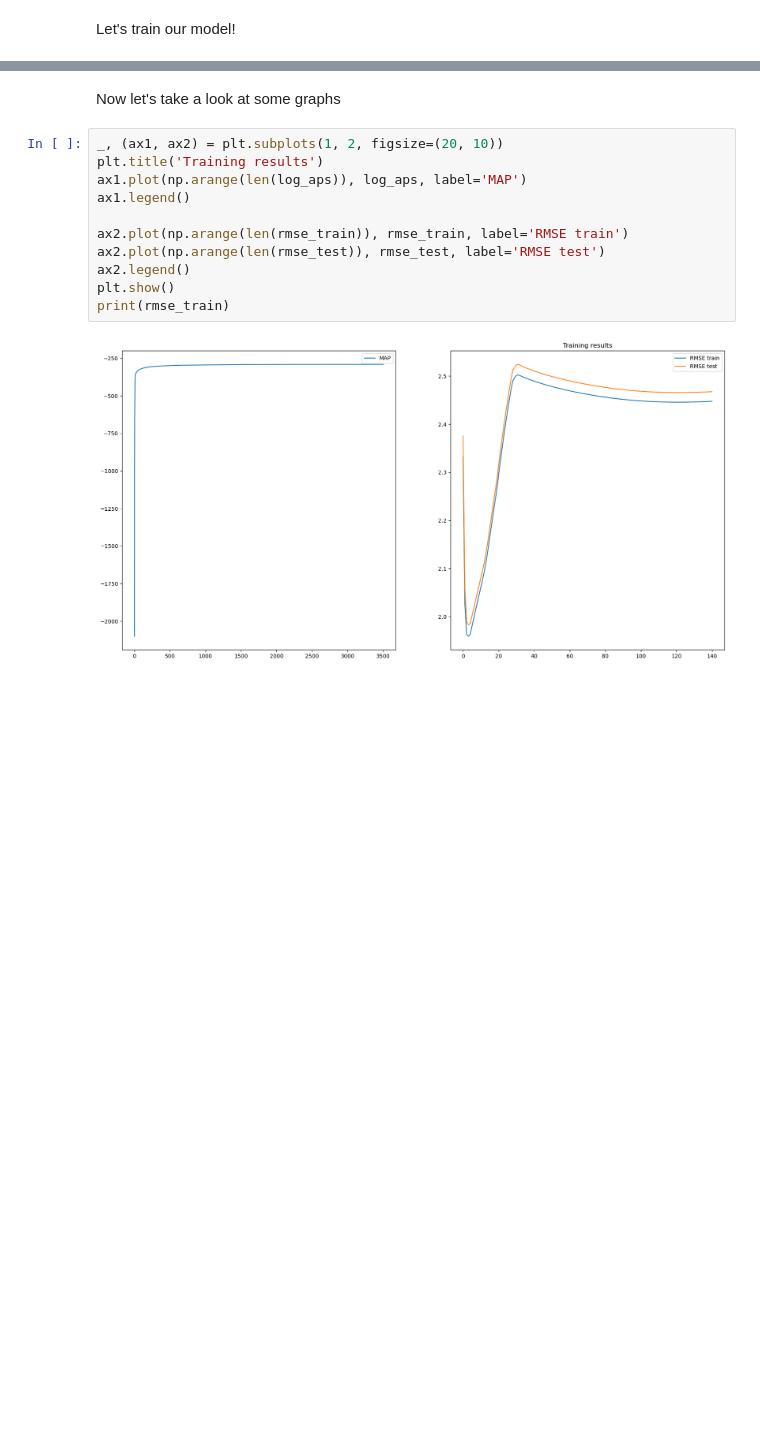
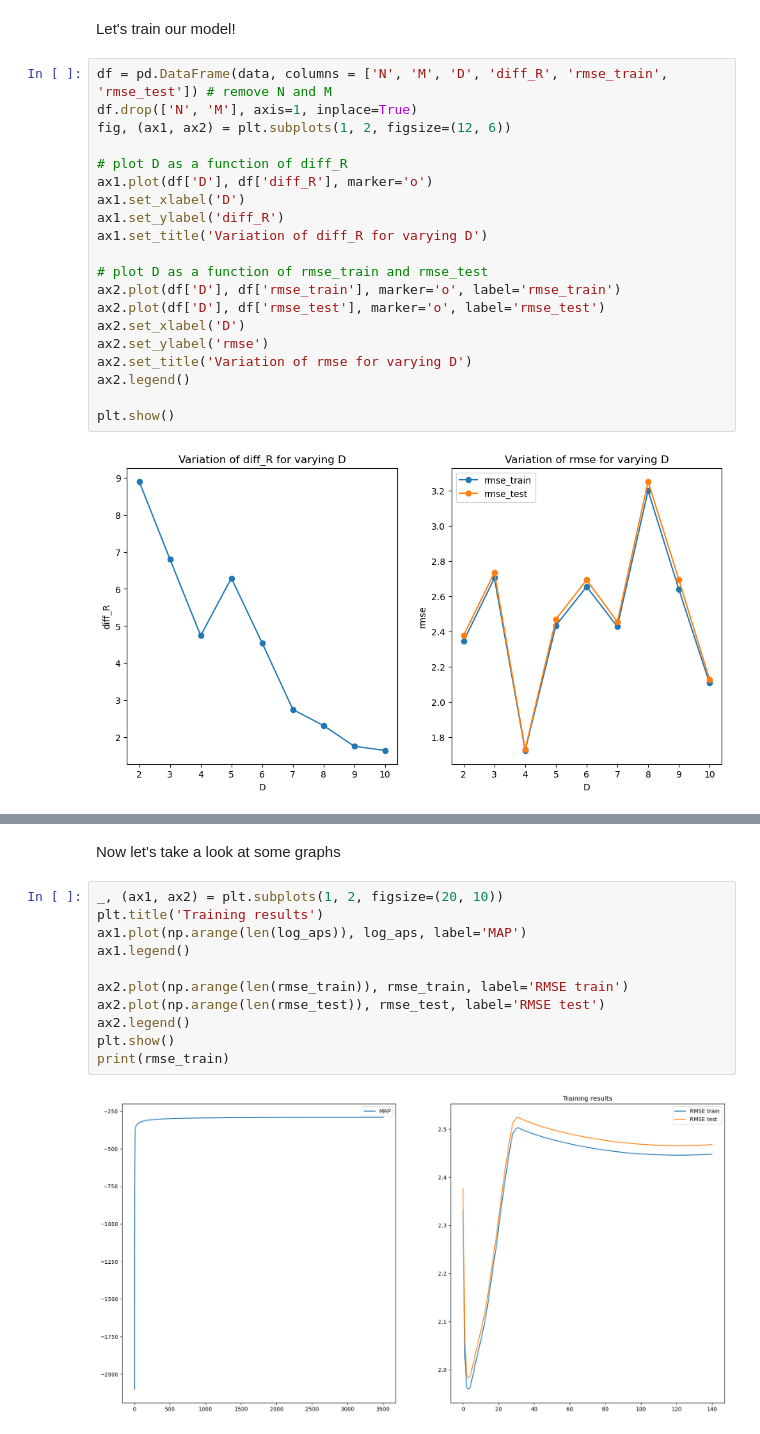
Before and after one commit to EmnaMaghrebi/RecSys, a Jupyter notebook: Alternating minimization real data.ipynb, the cells around one changed output, grey strips where cells are left out. Drawn from its saved outputs; the diff is of its cells as text; blank space fills up the shorter version.

```diff
--- a/Alternating minimization real data.ipynb
+++ b/Alternating minimization real data.ipynb
@@ -245,3 +284,25 @@ for i in range(len(d_vals)):
 # %% [markdown]
 Let's train our model!
+# %%
+df = pd.DataFrame(data, columns = ['N', 'M', 'D', 'diff_R', 'rmse_train', 'rmse_test']) # remove N and M
+df.drop(['N', 'M'], axis=1, inplace=True)
+fig, (ax1, ax2) = plt.subplots(1, 2, figsize=(12, 6))
+
+# plot D as a function of diff_R
+ax1.plot(df['D'], df['diff_R'], marker='o')
+ax1.set_xlabel('D')
+ax1.set_ylabel('diff_R')
+ax1.set_title('Variation of diff_R for varying D')
+
+# plot D as a function of rmse_train and rmse_test
+ax2.plot(df['D'], df['rmse_train'], marker='o', label='rmse_train')
+ax2.plot(df['D'], df['rmse_test'], marker='o', label='rmse_test')
+ax2.set_xlabel('D')
+ax2.set_ylabel('rmse')
+ax2.set_title('Variation of rmse for varying D')
+ax2.legend()
+
+plt.show()
+# %% [output]
+[figure, added]
 # %%
```
Also changed, not shown: parts of 13 cells of this notebook.
